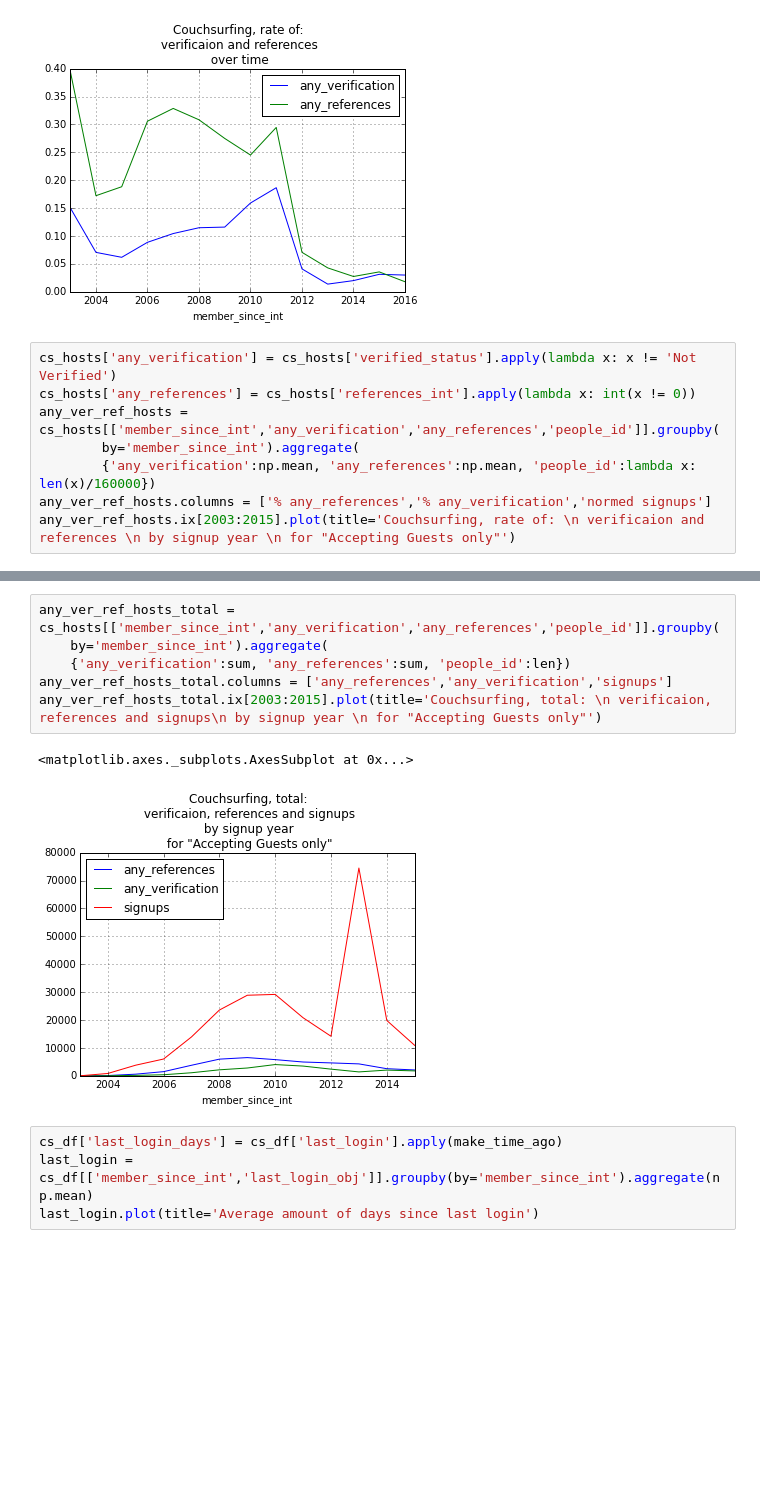
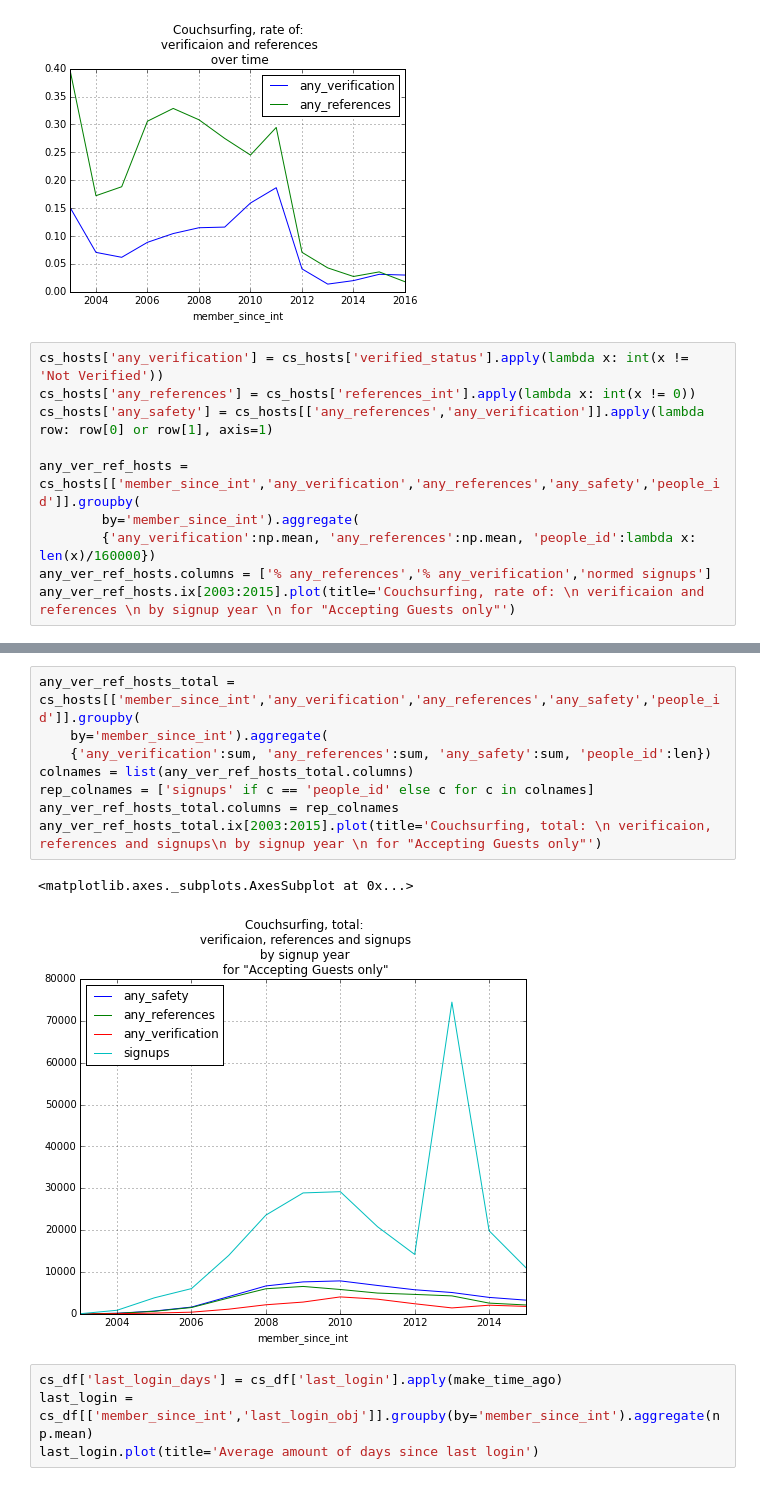
Before and after one commit to notconfusing/airsurfing-analysis, a Jupyter notebook: fake couchsurfing profiles detection.ipynb, the cells around one changed output, grey strips where cells are left out. Saved outputs shown, nothing was run; the diff lists cells and outputs as text; blank space fills up the shorter version.

```diff
--- a/fake couchsurfing profiles detection.ipynb
+++ b/fake couchsurfing profiles detection.ipynb
@@ -112,9 +112,11 @@ any_ver_ref.plot(title='Couchsurfing, rate of: \n verificaion and references \n
 <matplotlib.axes._subplots.AxesSubplot at 0x...>
 [figure]
 # %%
-cs_hosts['any_verification'] = cs_hosts['verified_status'].apply(lambda x: x != 'Not Verified')
+cs_hosts['any_verification'] = cs_hosts['verified_status'].apply(lambda x: int(x != 'Not Verified'))
 cs_hosts['any_references'] = cs_hosts['references_int'].apply(lambda x: int(x != 0))
-any_ver_ref_hosts = cs_hosts[['member_since_int','any_verification','any_references','people_id']].groupby(
+cs_hosts['any_safety'] = cs_hosts[['any_references','any_verification']].apply(lambda row: row[0] or row[1], axis=1)
+
+any_ver_ref_hosts = cs_hosts[['member_since_int','any_verification','any_references','any_safety','people_id']].groupby(
         by='member_since_int').aggregate(
         {'any_verification':np.mean, 'any_references':np.mean, 'people_id':lambda x: len(x)/160000})
 any_ver_ref_hosts.columns = ['% any_references','% any_verification','normed signups']
@@ -135,12 +142,14 @@ See the the caveats in the documentation: http://pandas.pydata.org/pandas-docs/s
 # %%
-any_ver_ref_hosts_total = cs_hosts[['member_since_int','any_verification','any_references','people_id']].groupby(
+any_ver_ref_hosts_total = cs_hosts[['member_since_int','any_verification','any_references','any_safety','people_id']].groupby(
     by='member_since_int').aggregate(
-    {'any_verification':sum, 'any_references':sum, 'people_id':len})
-any_ver_ref_hosts_total.columns = ['any_references','any_verification','signups']
+    {'any_verification':sum, 'any_references':sum, 'any_safety':sum, 'people_id':len})
+colnames = list(any_ver_ref_hosts_total.columns)
+rep_colnames = ['signups' if c == 'people_id' else c for c in colnames]
+any_ver_ref_hosts_total.columns = rep_colnames
 any_ver_ref_hosts_total.ix[2003:2015].plot(title='Couchsurfing, total: \n verificaion, references and signups\n by signup year \n for "Accepting Guests only"')
 # %% [output]
 <matplotlib.axes._subplots.AxesSubplot at 0x...>
-[figure, old version]
+[figure, new version]
 # %%
 cs_df['last_login_days'] = cs_df['last_login'].apply(make_time_ago)
 last_login = cs_df[['member_since_int','last_login_obj']].groupby(by='member_since_int').aggregate(np.mean)
```
Also changed, not shown: parts of 7 cells of this notebook, 1 other file.
